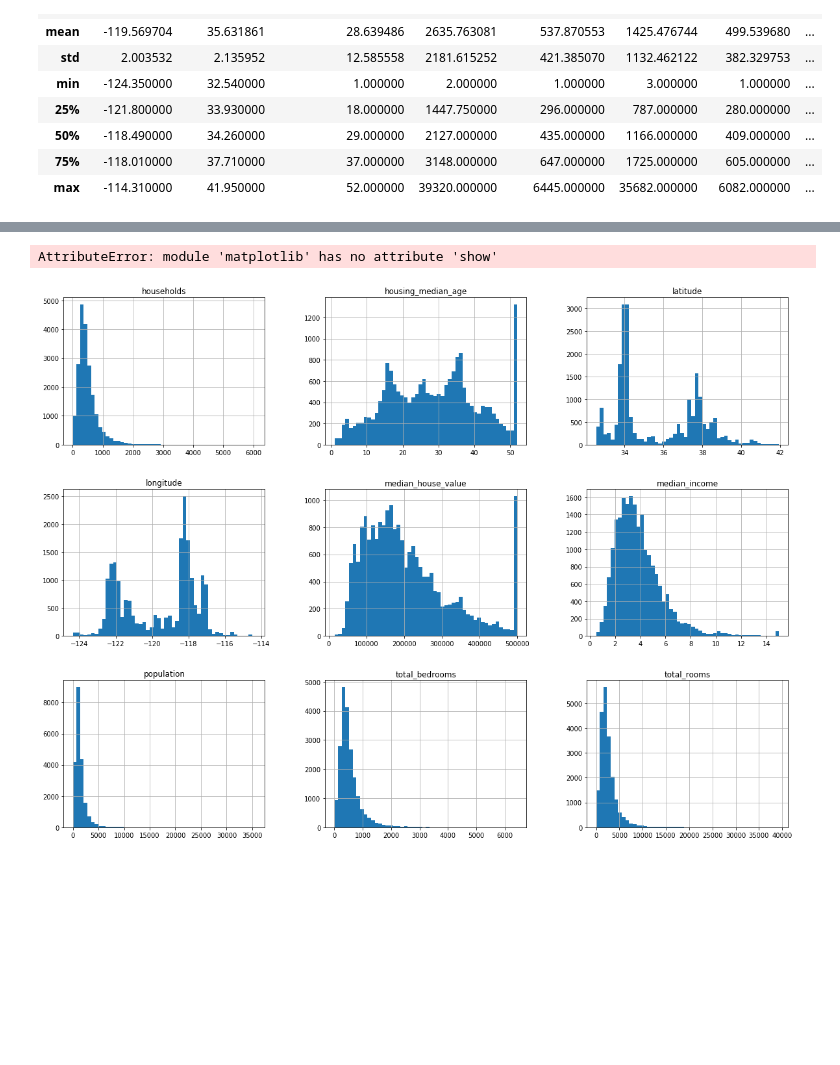
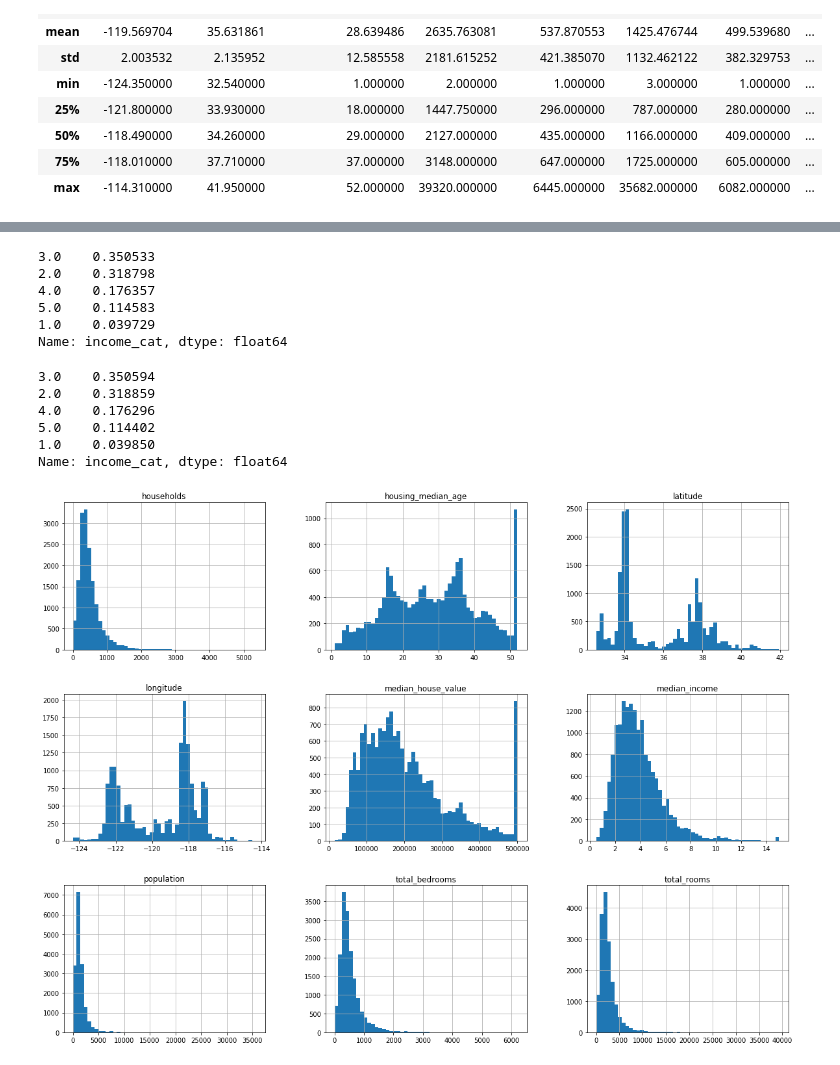
Before and after one commit to denis-bu/ml-book, a Jupyter notebook: Housing.ipynb, the cells around one changed output, grey strips where cells are left out. Drawn from its saved outputs; the diff is of its cells as text; code cells hidden in the pictures; blank space fills up the shorter version.

```diff
--- a/Housing.ipynb
+++ b/Housing.ipynb
@@ -47,3 +47,11 @@ data.describe()
 | max | -114.310000 | 41.950000 | 52.000000 | 39320.000000 | 6445.000000 | 35682.000000 | 6082.000000 | ... |
 # %%
 matplotlib inline
+# %%
+import numpy as np
+data["income_cat"] = np.ceil(data["median_income"] / 1.5)
+data["income_cat"].where(data["income_cat"] < 5, 5.0, inplace = True)
+
+import matplotlib.pyplot as plt
+data.hist(bins=50, figsize=(20, 15))
+plt.show()
@@ -49,0 +60,23 @@ matplotlib inline
+# %%
+from sklearn.model_selection import StratifiedShuffleSplit
+split = StratifiedShuffleSplit(n_splits = 1, test_size = 0.2, random_state = 42)
+for train_index, test_index in split.split(data, data["income_cat"]):
+    strat_train_set = data.loc[train_index]
+    strat_test_set = data.loc[test_index]
+strat_test_set["income_cat"].value_counts() / len(strat_test_set)
+# %% [output]
+3.0    0.350533
+2.0    0.318798
+4.0    0.176357
+5.0    0.114583
+1.0    0.039729
+Name: income_cat, dtype: float64
+# %%
+strat_train_set["income_cat"].value_counts() / len(strat_train_set)
+# %% [output]
+3.0    0.350594
+2.0    0.318859
+4.0    0.176296
+5.0    0.114402
+1.0    0.039850
+Name: income_cat, dtype: float64
@@ -50,7 +86,5 @@ matplotlib inline
 # %%
-import matplotlib as plt
-data.hist(bins=50, figsize=(20, 15))
+strat_train_set.hist(bins=50, figsize=(20, 15))
 plt.show()
 # %% [output]
-AttributeError: module 'matplotlib' has no attribute 'show'
-[figure, old version]
+[figure, new version]
```
Also changed, not shown: parts of 9 cells of this notebook.
